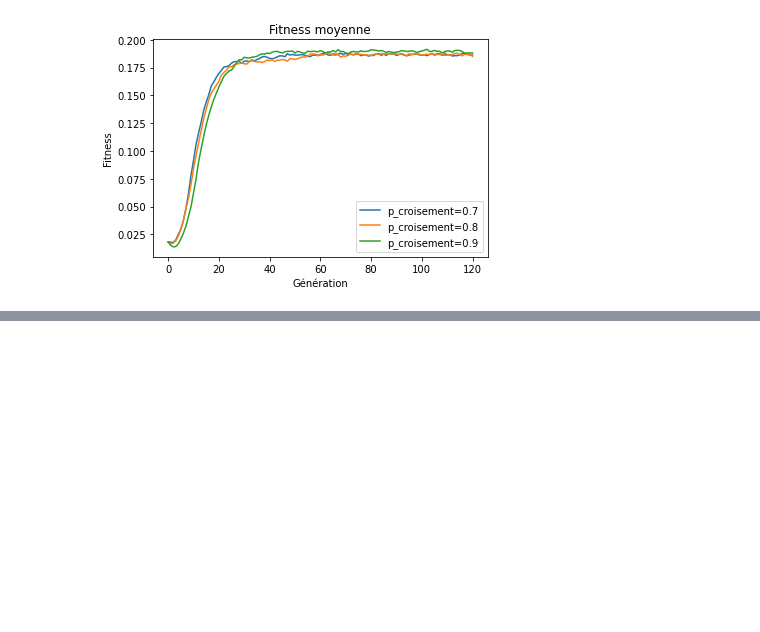
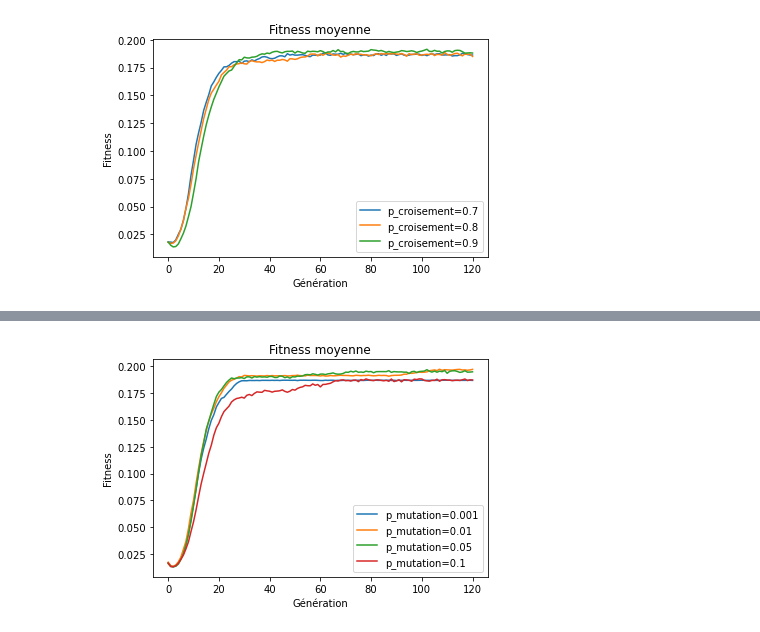
Before and after one commit to HubESI/Optim, a Jupyter notebook: ga_parameters_tuning.ipynb, the cells around one changed output, grey strips where cells are left out. Cells and saved outputs as stored; diff of their text form; code cells hidden in the pictures; blank space fills up the shorter version.

```diff
--- a/ga_parameters_tuning.ipynb
+++ b/ga_parameters_tuning.ipynb
@@ -90,0 +128,15 @@ crossover_rates = 0.9
+# %%
+fig, ax = plt.subplots()
+x = np.arange(0, max_generations + 1)
+with open("ga_concepts/parameters/mutation_rates.npy", "rb") as f:
+    for mutation_rate in mutation_rates:
+        total_nb_solutions = np.load(f)
+        total_avgs_fitness = np.load(f)
+        ax.plot(x, total_avgs_fitness, label=f"p_mutation={mutation_rate}")
+    ax.set_title("Fitness moyenne")
+    ax.set_xlabel("Génération")
+    ax.set_ylabel("Fitness")
+    ax.legend()
+    fig.savefig("ga_concepts/parameters/mutation_rates_light.pdf", bbox_inches="tight")
+# %% [output]
+[figure, added]
```
Also changed, not shown: parts of 6 cells of this notebook, 3 other files.
